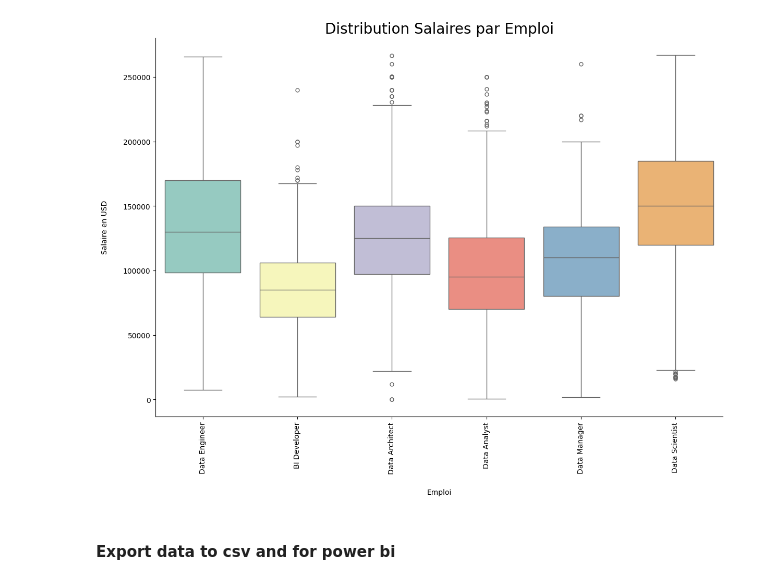
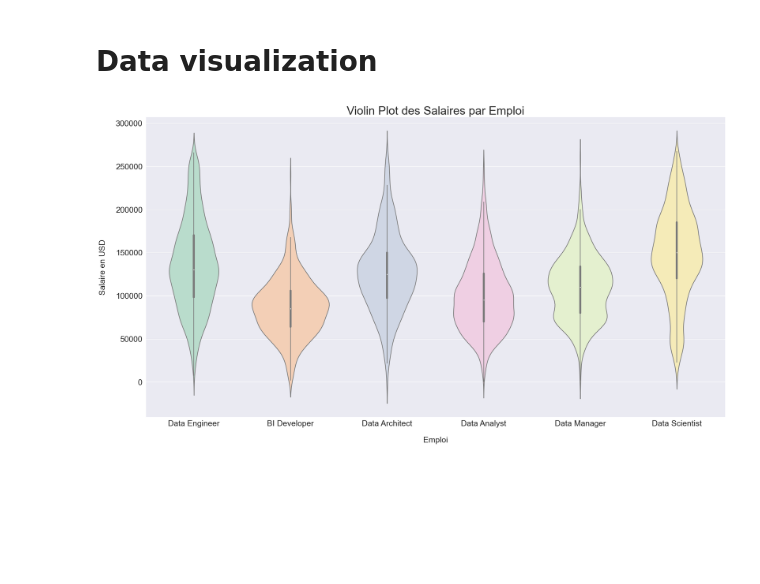
Before and after one commit to mathieuVdn/brief_2_salary_data, a Jupyter notebook: brief_2_salary_data.ipynb, the cells around one changed output. Cells and saved outputs as stored; diff of their text form; code cells hidden in the pictures; blank space fills up the shorter version.

```diff
--- a/brief_2_salary_data.ipynb
+++ b/brief_2_salary_data.ipynb
@@ -67,7 +67,4 @@ data_2021_2023_copy['experience_level'] = data_2021_2023_copy['experience_level'
 # %%
+import re
 data_2017_2020_copy = data_2017_2020_copy.copy()
-data_2017_2020_copy['SalaryUSD'] = data_2017_2020_copy['SalaryUSD'].apply(lambda x: x.replace("$", ""))
-data_2017_2020_copy['SalaryUSD'] = data_2017_2020_copy['SalaryUSD'].apply(lambda x: x.replace(",", ""))
-data_2017_2020_copy['SalaryUSD'] = data_2017_2020_copy['SalaryUSD'].apply(lambda x: x.replace(" ", ""))
-data_2017_2020_copy['SalaryUSD'] = data_2017_2020_copy['SalaryUSD'].apply(lambda x: x.replace(".", ""))
-data_2017_2020_copy['SalaryUSD'] = data_2017_2020_copy['SalaryUSD'].apply(lambda x: x.replace(".00", ""))
+data_2017_2020_copy['SalaryUSD'] = data_2017_2020_copy['SalaryUSD'].apply(lambda x: re.sub(r'[$, ]', '', x).replace('.00', ''))
@@ -137,13 +109,2 @@ plt.show()
-# %%
-sns.catplot(x ="job_title" , hue = "job_title", y= "salary_in_usd", palette="Set3",height=8, aspect=1.5,data = data_filtre, kind="box", legend=False)
-plt.xticks(rotation=90)
-plt.ylabel('Salaire en USD', labelpad=20)
-plt.xlabel('Emploi', labelpad=20)
-plt.xticks(rotation=90)
-plt.title('Distribution Salaires par Emploi', fontsize=20)
-
-plt.show()
-# %% [output]
-[figure, removed]
-# %% [markdown]
-#### Export data to csv and for power bi
+# %% [markdown]
+# Data visualization
@@ -149,0 +127,12 @@ plt.show()
+# %%
+sns.catplot(x = "job_title", y= "salary_in_usd", palette="Pastel2",height=10, aspect=1.9,data = data_filtre, kind="violin", legend=False)
+plt.xticks()
+plt.ylabel('Salaire en USD', labelpad=20, fontsize = 18)
+plt.xlabel('Emploi', labelpad=20, fontsize = 18)
+plt.title('Violin Plot des Salaires par Emploi', fontsize=26)
+plt.xticks( fontsize = 18)
+plt.yticks( fontsize = 18)
+plt.savefig("Violin_plot.png", format='png', bbox_inches="tight")
+plt.show()
+# %% [output]
+[figure, added]
```
Also changed, not shown: parts of 34 cells of this notebook, 3 other files.
